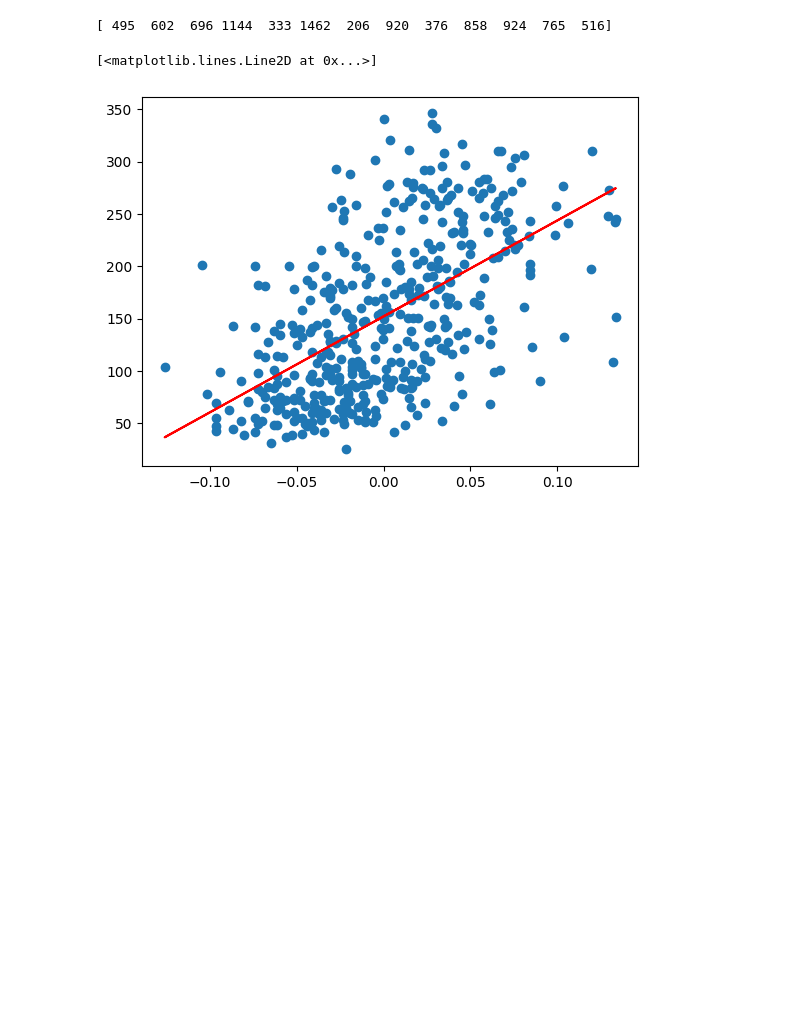
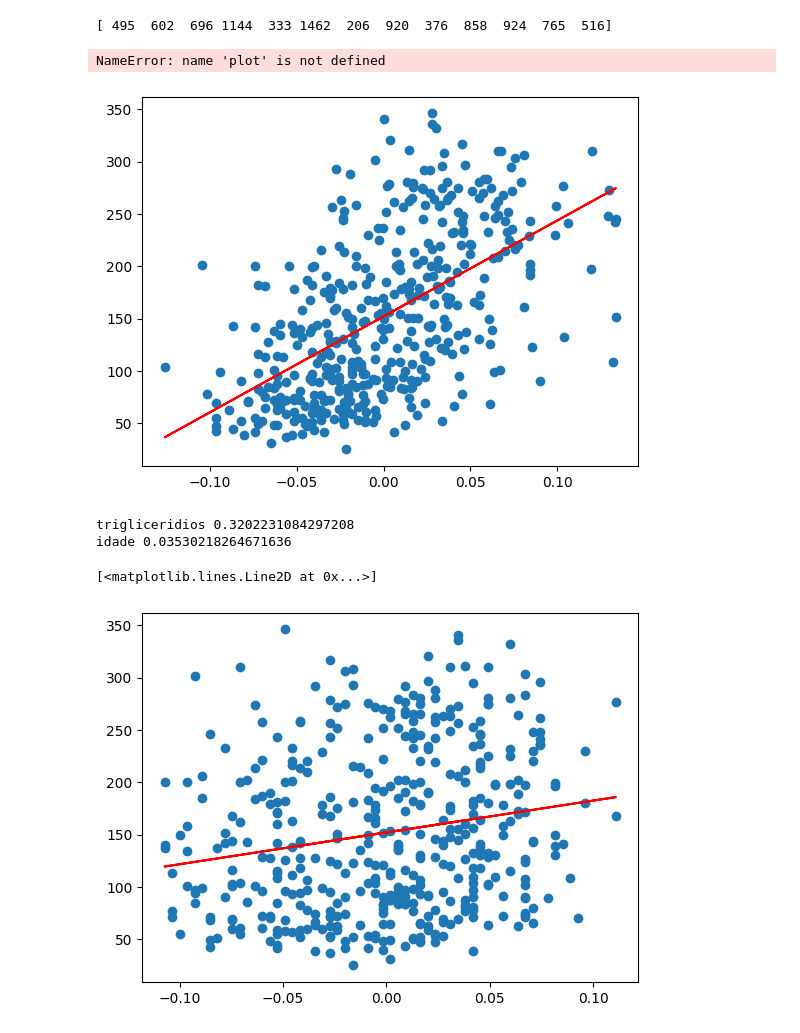
Before and after one commit to heitorramos/Slides_ALC, a Jupyter notebook: fib.ipynb, the cells around one changed output. Cells and saved outputs as stored; diff of their text form; code cells hidden in the pictures; blank space fills up the shorter version.

```diff
--- a/fib.ipynb
+++ b/fib.ipynb
@@ -43,9 +43,19 @@ model.fit(trigliceridios,diabetes)
 model2 = LinearRegression()
 model2.fit(idade,diabetes)
 r_squared = model.score(trigliceridios, diabetes)
+r_squared2 = model2.score(idade, diabetes)
 plt.scatter(trigliceridios,diabetes)
 plt.plot(trigliceridios,model.predict(trigliceridios),color="red")
-print(r_squared)
 # %% [output]
-[<matplotlib.lines.Line2D at 0x...>]
+NameError: name 'plot' is not defined
 [figure]
+# %%
+print('trigliceridios',r_squared)
+print('idade', r_squared2)
+plt.scatter(idade,diabetes)
+plt.plot(idade,model2.predict(idade),color="red")
+# %% [output]
+trigliceridios 0.3202231084297208
+idade 0.03530218264671636
+[<matplotlib.lines.Line2D at 0x...>]
+[figure, added]
```
Also changed, not shown: 2 other files.
